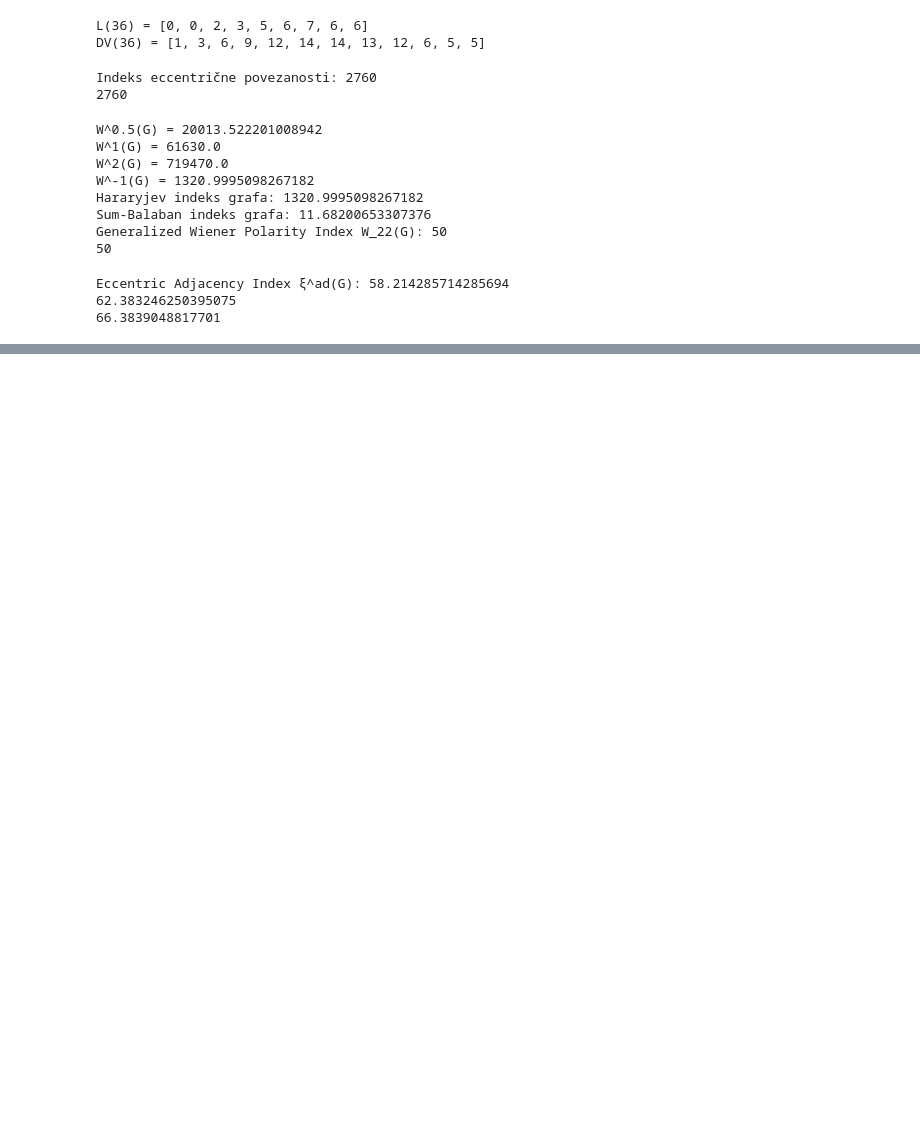
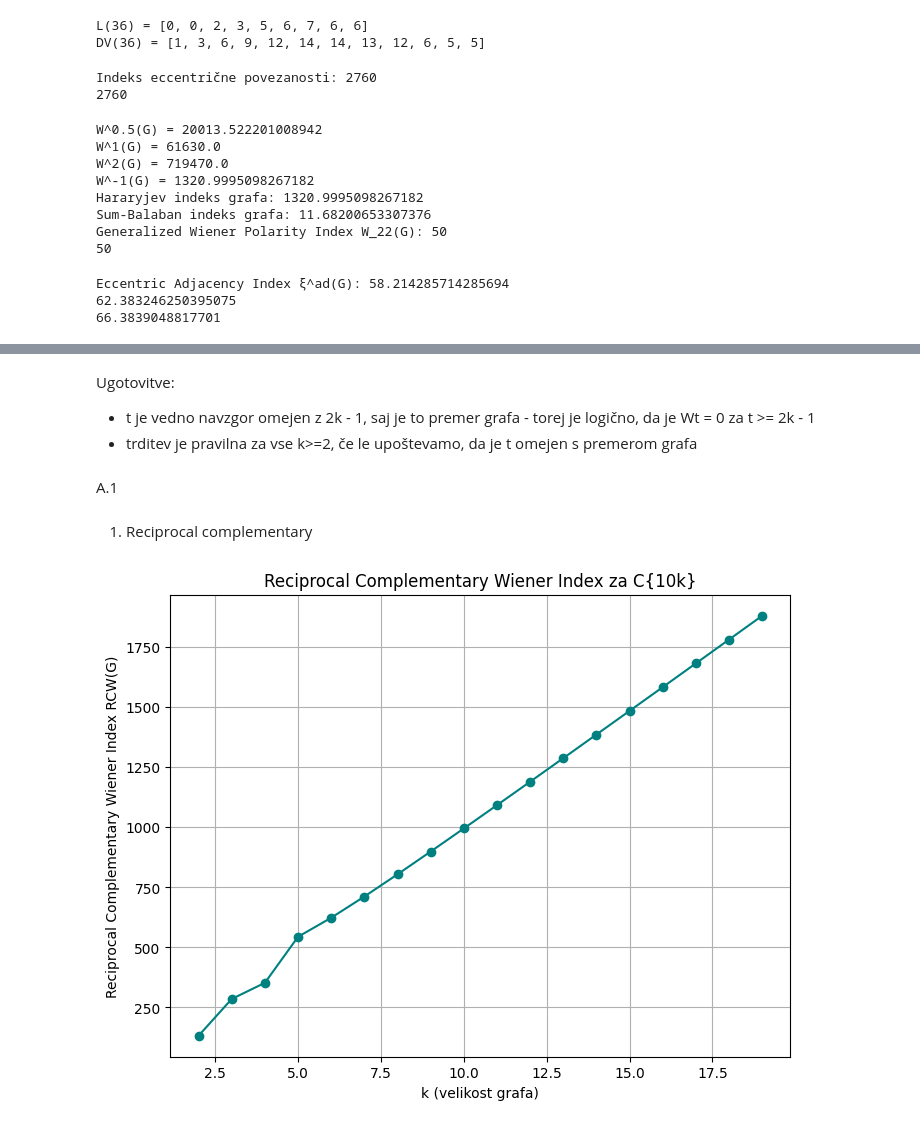
Before and after one commit to FlusAljaz/Distance-vector-of-non-tubical-nanotube-fullerenes-of-type-5-0-, a Jupyter notebook: projektna.ipynb, the cells around one changed output, grey strips where cells are left out. Saved outputs shown, nothing was run; the diff lists cells and outputs as text; code cells hidden in the pictures; blank space fills up the shorter version.

```diff
--- a/projektna.ipynb
+++ b/projektna.ipynb
@@ -575,0 +938,41 @@ second_eccentric_connectivity_index: 16450.0
+# %% [markdown]
+Ugotovitve:
+- t je vedno navzgor omejen z 2k - 1, saj je to premer grafa - torej je logično, da je Wt = 0 za t >= 2k - 1
+- trditev je pravilna za vse k>=2, če le upoštevamo, da je t omejen s premerom grafa
+# %% [markdown]
+A.1
+# %% [markdown]
+1. Reciprocal complementary
+# %%
+def reciprocal_complementary_wiener_index(G):
+    diameter = nx.diameter(G)  # Premer grafa (največja razdalja med vozlišči)
+    distances = dict(nx.all_pairs_shortest_path_length(G))  # Vse razdalje med pari vozlišč
+
+    index = sum(
+        1 / (diameter + 1 - distances[u][v])
+        for u in G.nodes()
+        for v in G.nodes()
+        if u != v
+    )
+    return index
+
+# Analiza indeksa za različne k
+k_values = range(2, 20)
+rcw_indices = []
+
+for k in k_values:
+    molecule = ntf(k)
+    G = molecule.G
+    rcw_index = reciprocal_complementary_wiener_index(G)
+    rcw_indices.append(rcw_index)
+
+# Vizualizacija rezultata
+plt.figure(figsize=(8, 6))
+plt.plot(k_values, rcw_indices, 'o-', color='teal')
+plt.xlabel('k (velikost grafa)')
+plt.ylabel('Reciprocal Complementary Wiener Index RCW(G)')
+plt.title('Reciprocal Complementary Wiener Index za C{10k}')
+plt.grid(True)
+plt.show()
+# %% [output]
+[figure, added]
```
Also changed, not shown: parts of 37 cells of this notebook.
